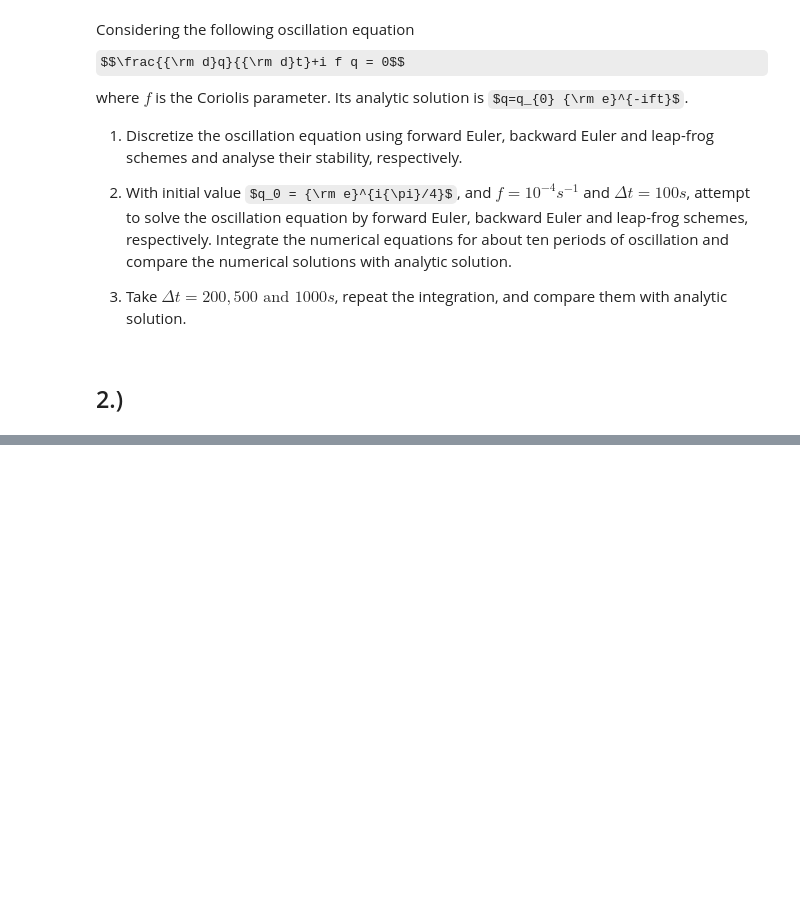
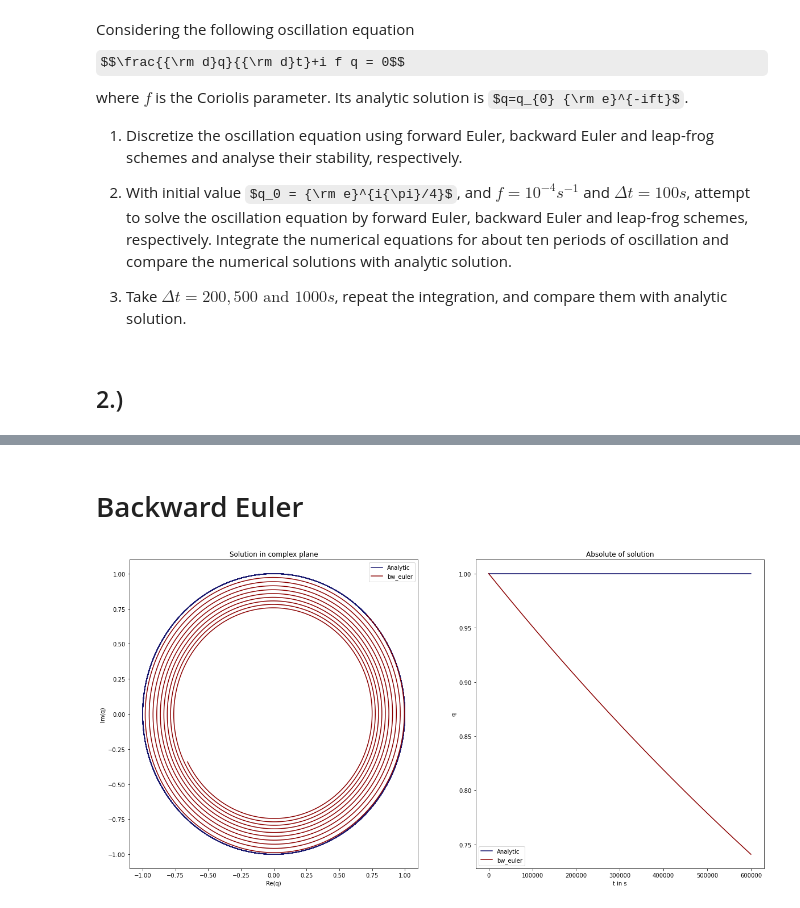
Before and after one commit to vopikamm/climNUM, a Jupyter notebook: Ex3/Exercise_03b_Stability_of_the_oscillation_equation.ipynb, the cells around one changed output, grey strips where cells are left out. Drawn from its saved outputs; the diff is of its cells as text; code cells hidden in the pictures; some formulas as TeX source; blank space fills up the shorter version.

```diff
--- a/Ex3/Exercise_03b_Stability_of_the_oscillation_equation.ipynb
+++ b/Ex3/Exercise_03b_Stability_of_the_oscillation_equation.ipynb
@@ -28,0 +36,7 @@ to_solve.solve()
+# %% [markdown]
+# Backward Euler
+# %%
+q.solve(method='bw_euler')
+q.plot_sol()
+# %% [output]
+[figure, added]
```
Also changed, not shown: parts of 9 cells of this notebook.
